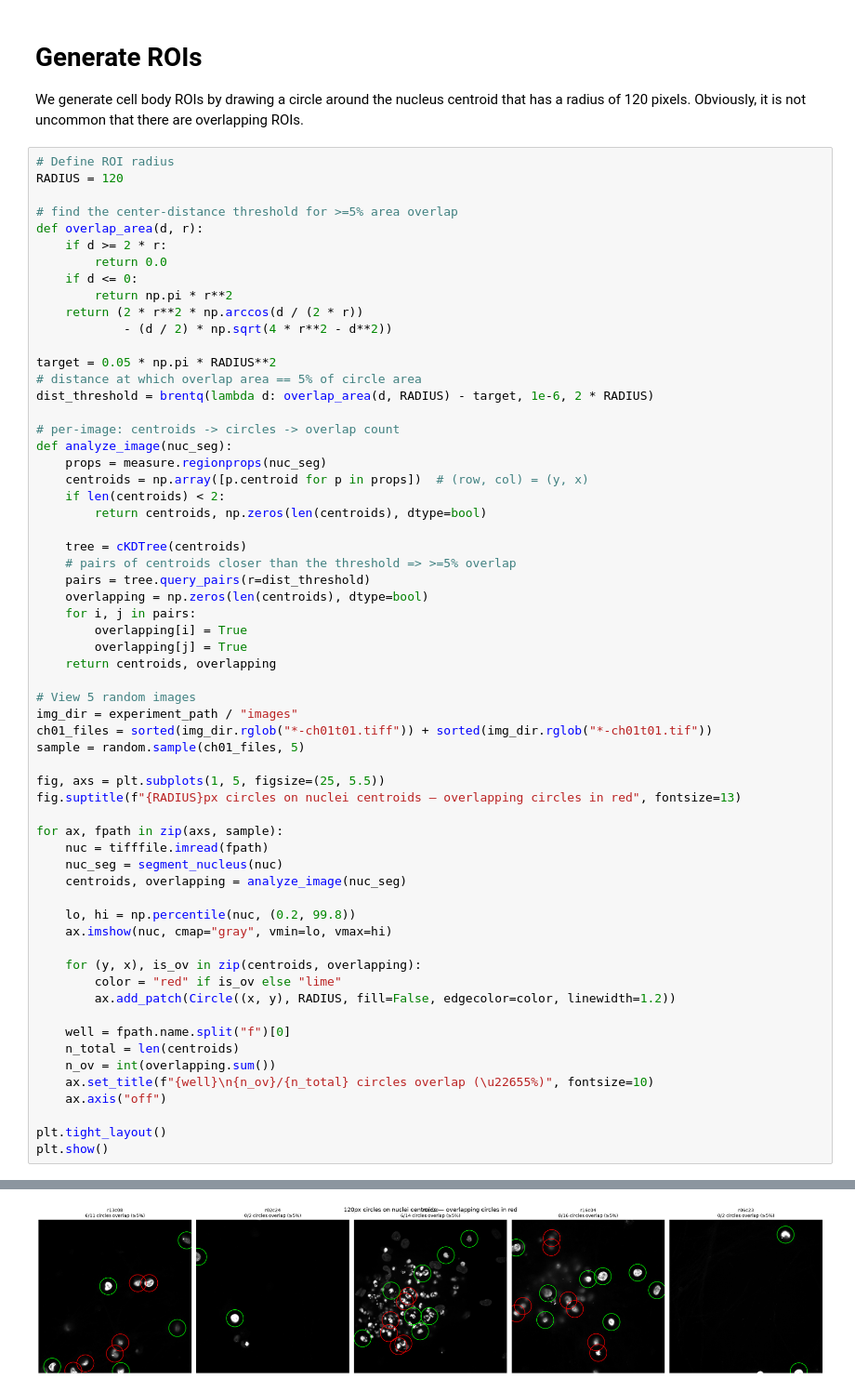
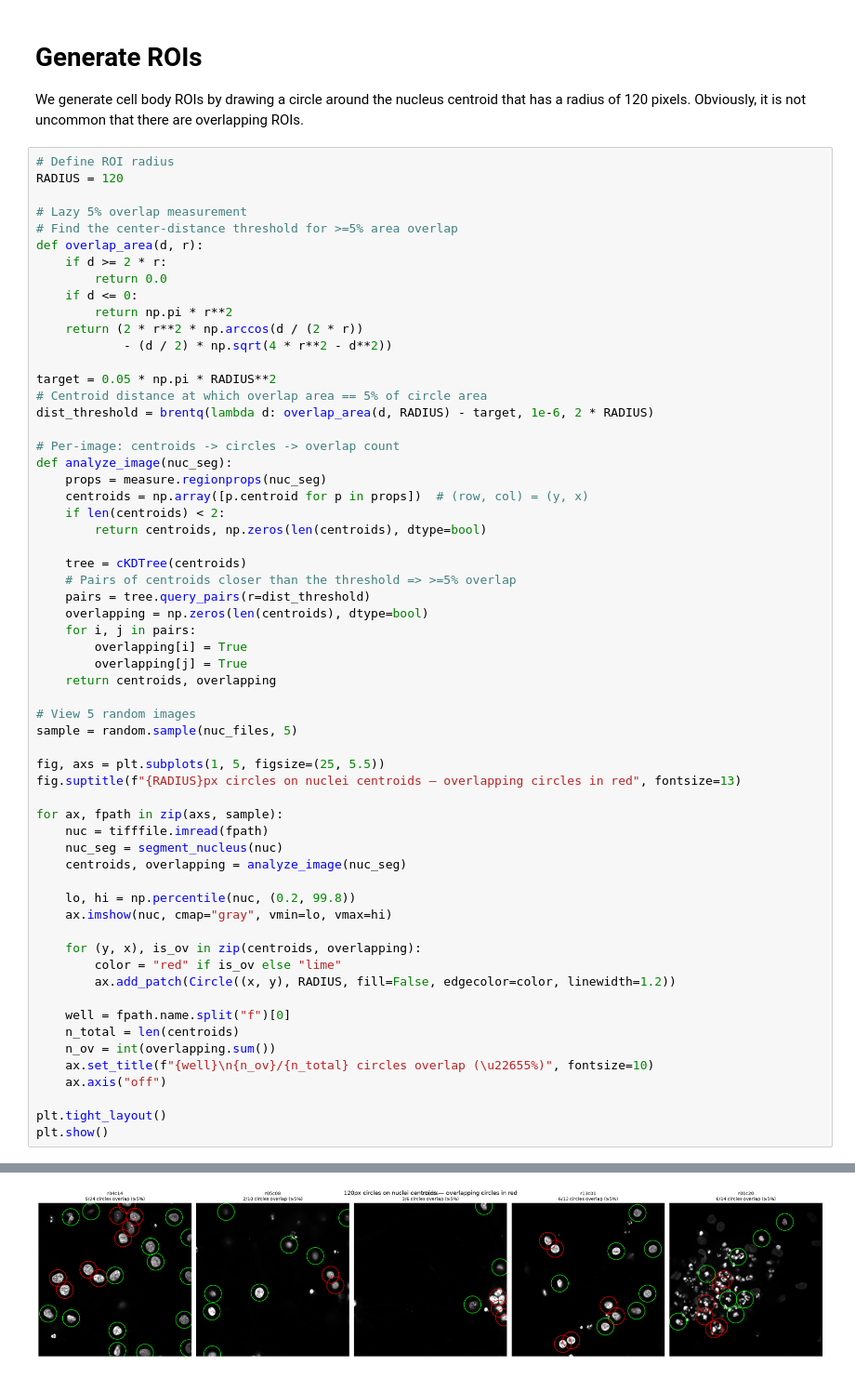
Before and after one commit to kelpschd/NucleusHack, a Jupyter notebook: NucleusHack.ipynb, the cells around one changed output, grey strips where cells are left out. Shown at 93% size. Cells and saved outputs as stored; diff of their text form.

```diff
--- a/NucleusHack.ipynb
+++ b/NucleusHack.ipynb
@@ -331,7 +330,8 @@ We generate cell body ROIs by drawing a circle around the nucleus centroid that
 # Define ROI radius
 RADIUS = 120
 
-# find the center-distance threshold for >=5% area overlap
+# Lazy 5% overlap measurement
+# Find the center-distance threshold for >=5% area overlap
 def overlap_area(d, r):
     if d >= 2 * r:
         return 0.0
@@ -341,10 +341,10 @@ def overlap_area(d, r):
             - (d / 2) * np.sqrt(4 * r**2 - d**2))
 
 target = 0.05 * np.pi * RADIUS**2
-# distance at which overlap area == 5% of circle area
+# Centroid distance at which overlap area == 5% of circle area
 dist_threshold = brentq(lambda d: overlap_area(d, RADIUS) - target, 1e-6, 2 * RADIUS)
 
-# per-image: centroids -> circles -> overlap count
+# Per-image: centroids -> circles -> overlap count
 def analyze_image(nuc_seg):
     props = measure.regionprops(nuc_seg)
     centroids = np.array([p.centroid for p in props])  # (row, col) = (y, x)
@@ -352,7 +352,7 @@ def analyze_image(nuc_seg):
         return centroids, np.zeros(len(centroids), dtype=bool)
 
     tree = cKDTree(centroids)
-    # pairs of centroids closer than the threshold => >=5% overlap
+    # Pairs of centroids closer than the threshold => >=5% overlap
     pairs = tree.query_pairs(r=dist_threshold)
     overlapping = np.zeros(len(centroids), dtype=bool)
     for i, j in pairs:
@@ -361,9 +361,7 @@ def analyze_image(nuc_seg):
     return centroids, overlapping
 
 # View 5 random images
-img_dir = experiment_path / "images"
-ch01_files = sorted(img_dir.rglob("*-ch01t01.tiff")) + sorted(img_dir.rglob("*-ch01t01.tif"))
-sample = random.sample(ch01_files, 5)
+sample = random.sample(nuc_files, 5)
 
 fig, axs = plt.subplots(1, 5, figsize=(25, 5.5))
 fig.suptitle(f"{RADIUS}px circles on nuclei centroids — overlapping circles in red", fontsize=13)
@@ -393 +390 @@ Center-distance threshold for >=5% overlap: 210.80 px (circles closer than this
-[figure, old version]
+[figure, new version]
```
Also changed, not shown: parts of 3 cells of this notebook.
